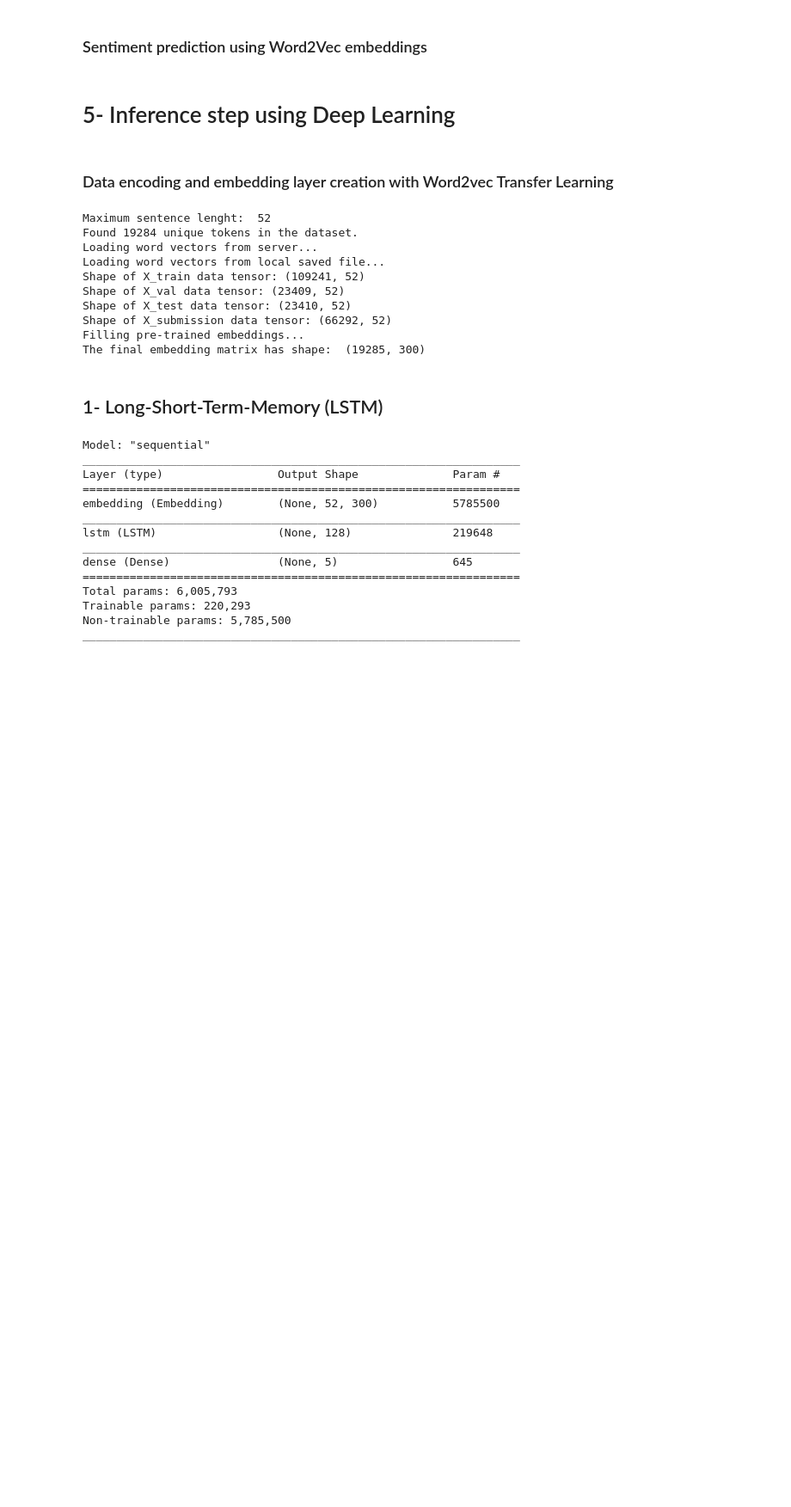
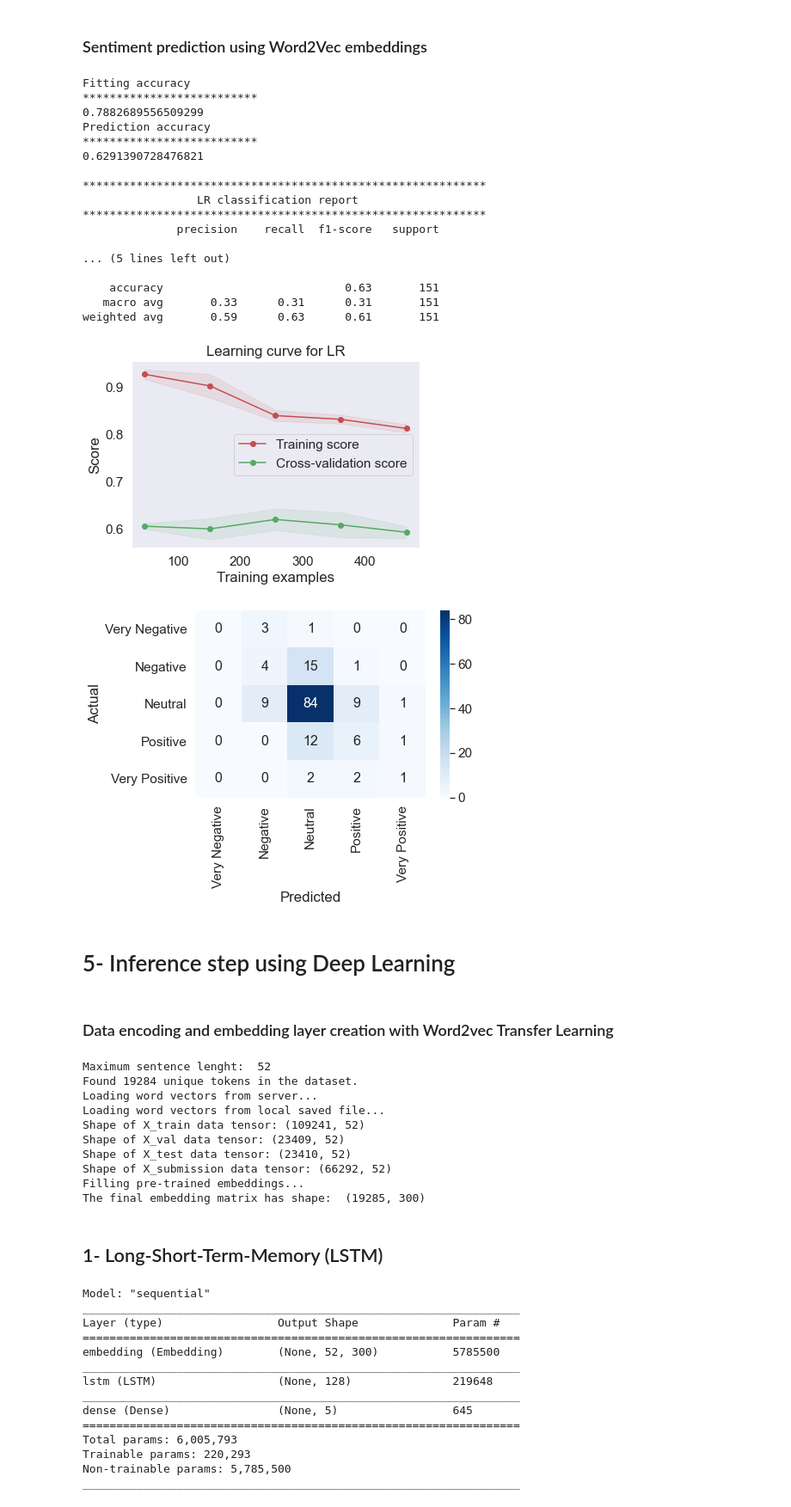
Before and after one commit to zceihzi/AMLSII_final_assignment, a Jupyter notebook: amls-ii-assignment.ipynb, the cells around one changed output. Shown: that part at 86% size. Cells and saved outputs as stored; diff of their text form; code cells hidden in the pictures; blank space fills up the shorter version.

```diff
--- a/amls-ii-assignment.ipynb
+++ b/amls-ii-assignment.ipynb
@@ -748,5 +38,5 @@ After transformation: The data has shape:  (156060, 16056)
 # %% [markdown]
 ### Transformation to word2Vec features using gensim
 # %%
-# X_word2Vec = load_pkl("./X_word2Vec.pkl")
-X_word2Vec = word2Vec_transform(df_train,True)
+# X_word2Vec2 = load_pkl("./X_word2Vec.pkl")
+X_word2Vec = word2Vec_transform(df_train,False)
@@ -786,5 +74,5 @@ y_test has shape: (23410,)
 # %% [markdown]
 ### Create sets to be used when converted into Word2Vec features
 # %%
-# X_train_word2Vec,X_val_word2Vec,X_test_word2Vec,y_train_word2Vec,y_val_word2Vec,y_test_word2Vec= data_partitioning(X_word2Vec,df_train["sentiment"].values,test_size=0.3)
+X_train_word2Vec,X_val_word2Vec,X_test_word2Vec,y_train_word2Vec,y_val_word2Vec,y_test_word2Vec= data_partitioning(X_word2Vec,df_train["sentiment"].values,test_size=0.3, summary=False)
 # %% [markdown]
@@ -823,7 +142,27 @@ y_test has shape: (23410,)
 # %% [markdown]
 ### Sentiment prediction using Word2Vec embeddings
 # %%
-# LR_predict(X_train_word2Vec,y_train_word2Vec,X_test_word2Vec,y_test_word2Vec)
+LR_predict(X_train_word2Vec,y_train_word2Vec,X_test_word2Vec,y_test_word2Vec)
+# %% [output]
+Fitting accuracy
+**************************
+0.7882689556509299
+Prediction accuracy
+**************************
+0.6291390728476821
+
+************************************************************
+                 LR classification report
+************************************************************
+              precision    recall  f1-score   support
+
+... (5 lines left out)
+
+    accuracy                           0.63       151
+   macro avg       0.33      0.31      0.31       151
+weighted avg       0.59      0.63      0.61       151
+[figure, added]
+[figure, added]
 # %% [markdown]
 # 5- Inference step using Deep Learning
 # %% [markdown]
```
Also changed, not shown: parts of 18 cells of this notebook, 1 other file.
